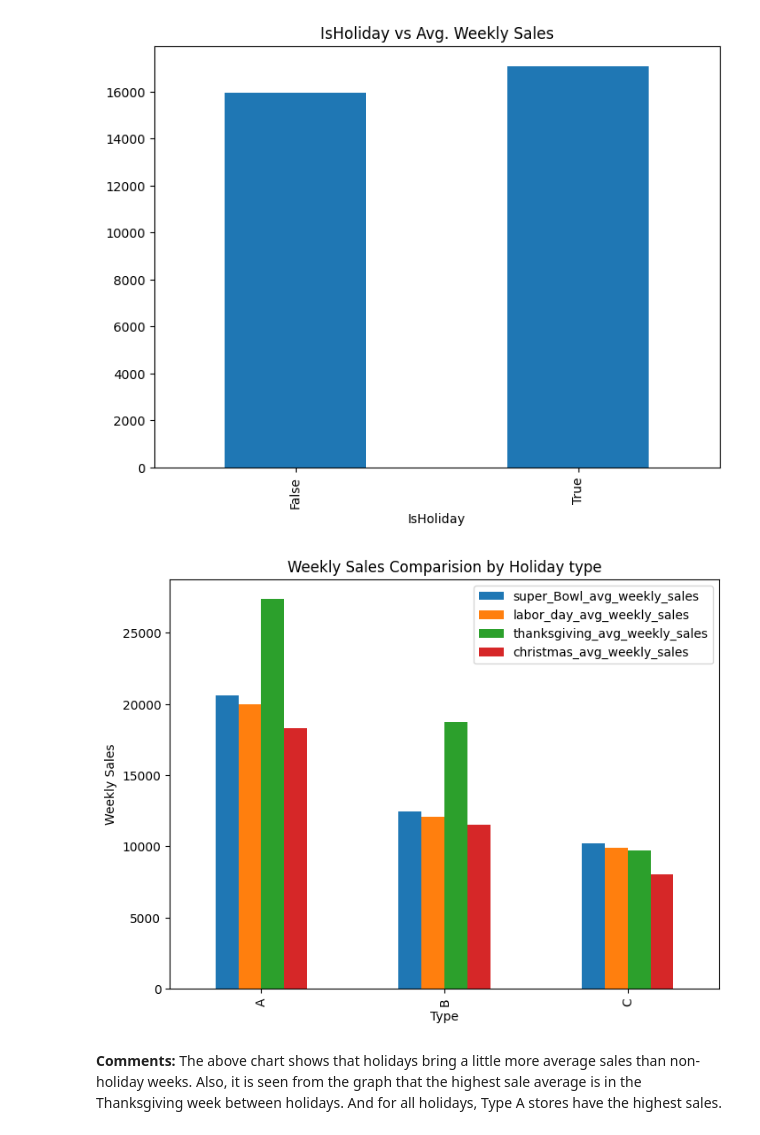
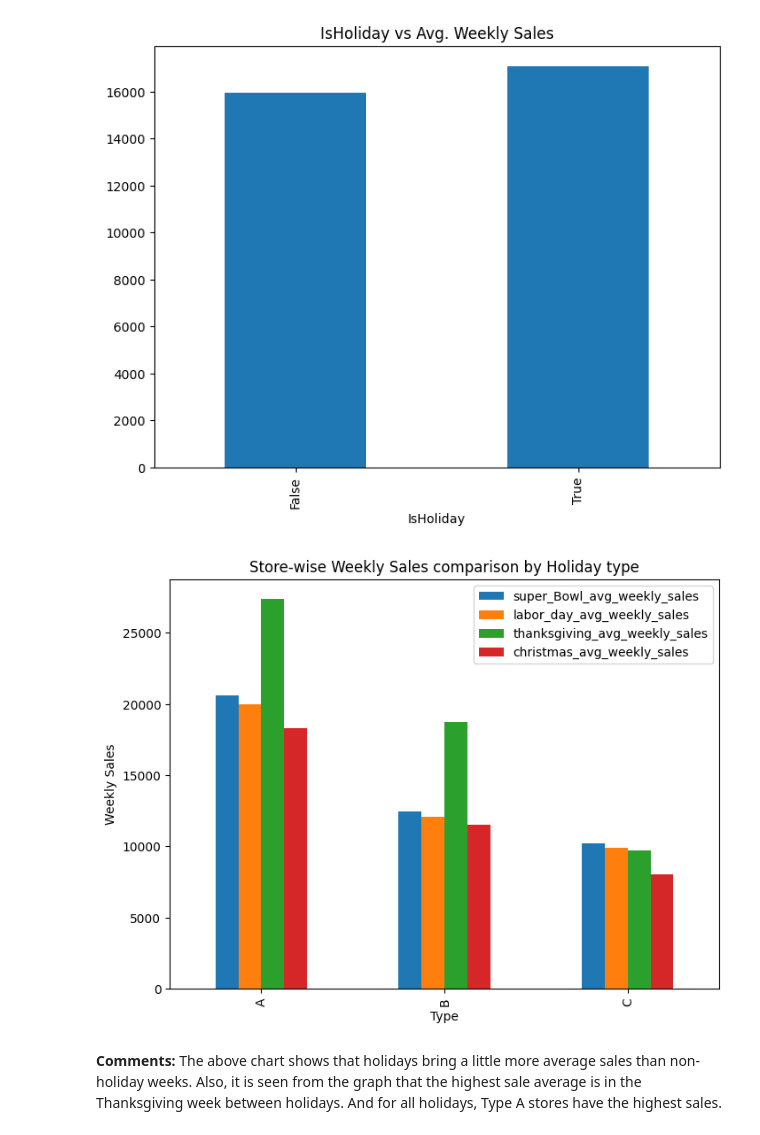
Before and after one commit to kanagaraj0215/Data-Science-Projects, a Jupyter notebook: deep-learning/retail-forecast/KanagarajRamasamy680_project2.ipynb, the cells around one changed output. Cells and saved outputs as stored; diff of their text form; code cells hidden in the pictures.

```diff
--- a/deep-learning/retail-forecast/KanagarajRamasamy680_project2.ipynb
+++ b/deep-learning/retail-forecast/KanagarajRamasamy680_project2.ipynb
@@ -283,12 +284,13 @@ holiday_avg_weekly_sales_by_type_df = pd.DataFrame({'super_Bowl_avg_weekly_sales
 # %%
 # plot grouped bar chart
 holiday_avg_weekly_sales_by_type_df.plot(x='Type',
         kind='bar',
         stacked=False,
-        title='Weekly Sales Comparision by Holiday type', figsize=(8,6)).set_ylabel('Weekly Sales')
+        title='Store-wise Weekly Sales comparison by Holiday type', figsize=(8,6)).set_ylabel('Weekly Sales')
+plt.savefig('images/Store_wise_Weekly_Sales_comparison_by_Holiday_type.png', bbox_inches='tight')
 plt.show()
 # %% [output]
-[figure, old version]
+[figure, new version]
 # %% [markdown]
 **Comments:**</br>
 The above chart shows that holidays bring a little more average sales than non-holiday weeks. Also, it is seen from the graph that the highest sale average is in the Thanksgiving week between holidays. And for all holidays, Type A stores have the highest sales.
```
Also changed, not shown: parts of 23 cells of this notebook, 4 other files.
